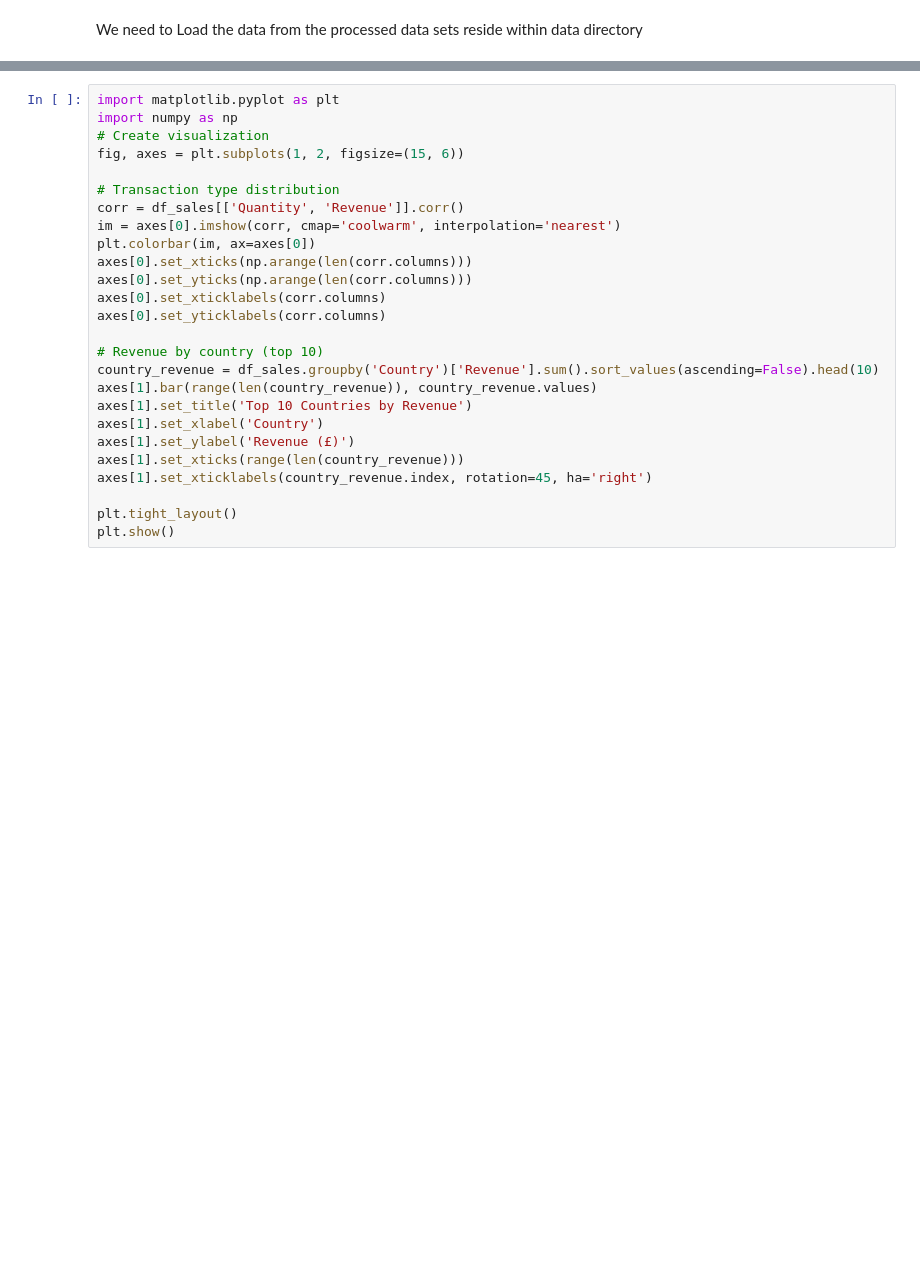
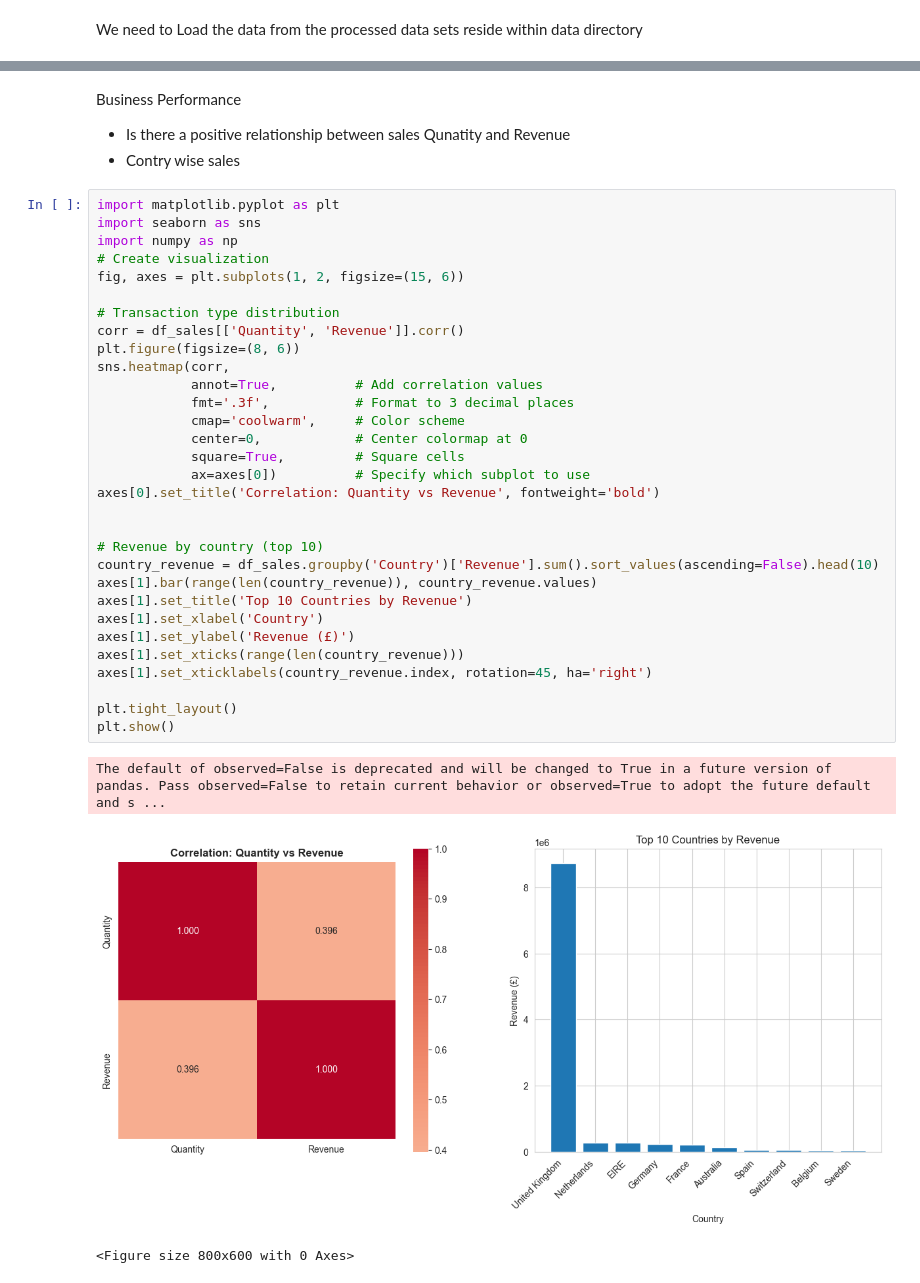
Before and after one commit to dumindagamage/dataAnalyticsProject01, a Jupyter notebook: jupyter_notebooks/online_retail_analysis.ipynb, the cells around one changed output, grey strips where cells are left out. Cells and saved outputs as stored; diff of their text form; blank space fills up the shorter version.

```diff
--- a/jupyter_notebooks/online_retail_analysis.ipynb
+++ b/jupyter_notebooks/online_retail_analysis.ipynb
@@ -108,27 +122,40 @@ Unique Products: 3,940
 Countries: 38
+# %% [markdown]
+Business Performance
+- Is there a positive relationship between sales Qunatity and Revenue
+- Contry wise sales
 # %%
 import matplotlib.pyplot as plt
+import seaborn as sns
 import numpy as np
 # Create visualization
 fig, axes = plt.subplots(1, 2, figsize=(15, 6))
 
 # Transaction type distribution
 corr = df_sales[['Quantity', 'Revenue']].corr()
-im = axes[0].imshow(corr, cmap='coolwarm', interpolation='nearest')
-plt.colorbar(im, ax=axes[0])
-axes[0].set_xticks(np.arange(len(corr.columns)))
-axes[0].set_yticks(np.arange(len(corr.columns)))
-axes[0].set_xticklabels(corr.columns)
-axes[0].set_yticklabels(corr.columns)
+plt.figure(figsize=(8, 6))
+sns.heatmap(corr,
+            annot=True,          # Add correlation values
+            fmt='.3f',           # Format to 3 decimal places
+            cmap='coolwarm',     # Color scheme
+            center=0,            # Center colormap at 0
+            square=True,         # Square cells
+            ax=axes[0])          # Specify which subplot to use
+axes[0].set_title('Correlation: Quantity vs Revenue', fontweight='bold')
+
 
 # Revenue by country (top 10)
 country_revenue = df_sales.groupby('Country')['Revenue'].sum().sort_values(ascending=False).head(10)
 axes[1].bar(range(len(country_revenue)), country_revenue.values)
 axes[1].set_title('Top 10 Countries by Revenue')
 axes[1].set_xlabel('Country')
 axes[1].set_ylabel('Revenue (£)')
 axes[1].set_xticks(range(len(country_revenue)))
 axes[1].set_xticklabels(country_revenue.index, rotation=45, ha='right')
 
 plt.tight_layout()
 plt.show()
+# %% [output]
+The default of observed=False is deprecated and will be changed to True in a future version of pandas. Pass observed=False to retain current behavior or observed=True to adopt the future default and s ...
+[figure, added]
+<Figure size 800x600 with 0 Axes>
```
Also changed, not shown: parts of 23 cells of this notebook.
